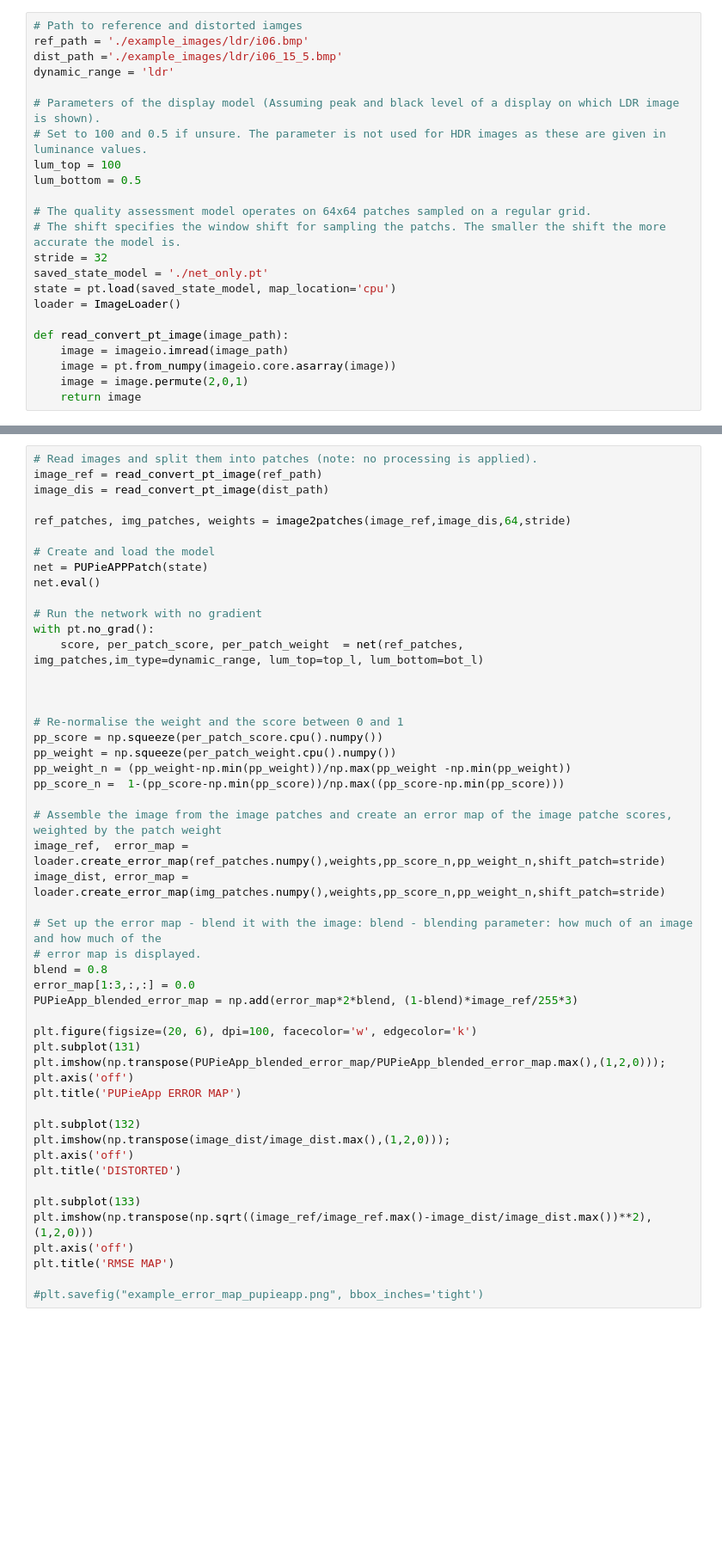
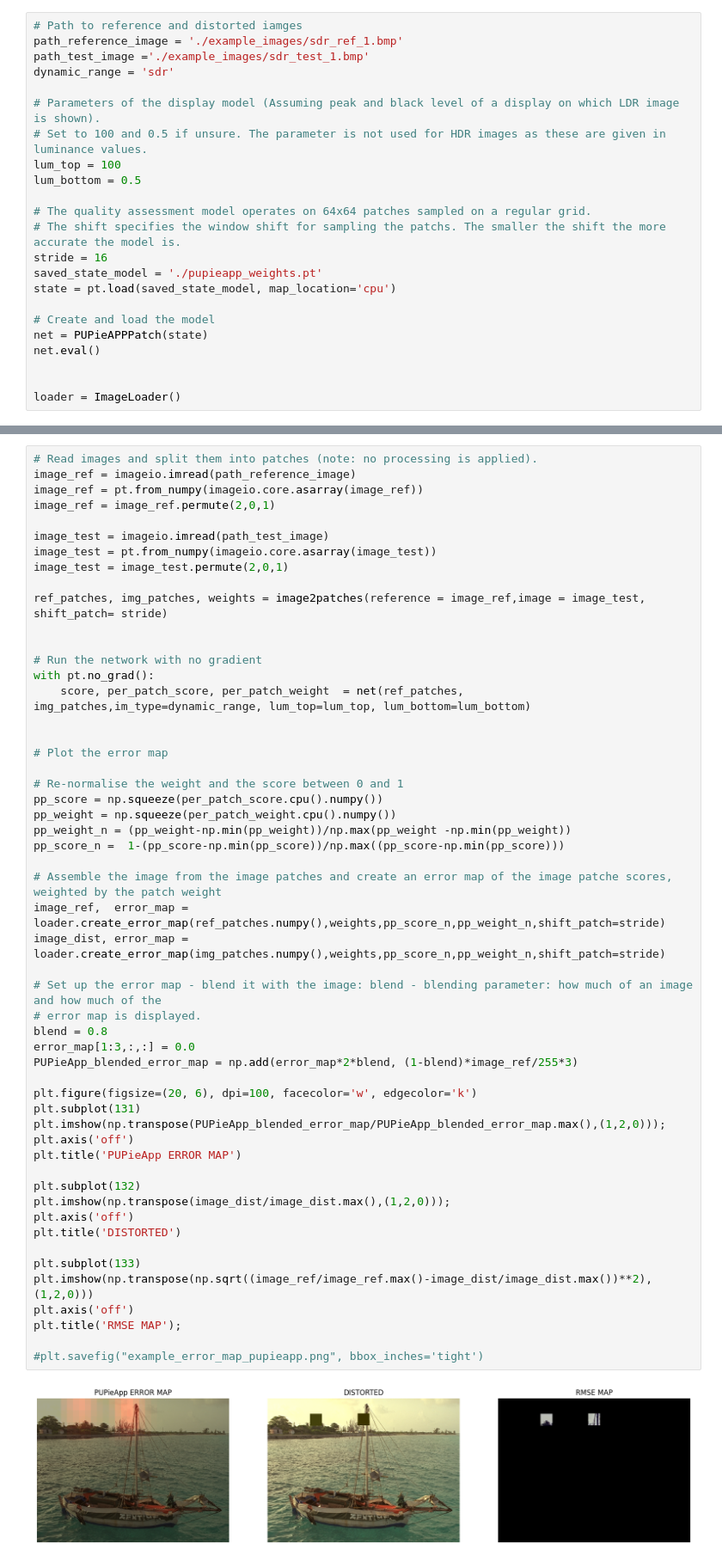
Before and after one commit to gfxdisp/pu_pieapp, a Jupyter notebook: example_errormap.ipynb, the cells around one changed output, grey strips where cells are left out. Shown: that part at 86% size. Drawn from its saved outputs; the diff is of its cells as text; blank space fills up the shorter version.

```diff
--- a/example_errormap.ipynb
+++ b/example_errormap.ipynb
@@ -10,9 +10,9 @@ from loader.dataset import ImageLoader, image2patches
 %matplotlib inline
 # %%
 # Path to reference and distorted iamges
-ref_path = './example_images/ldr/i06.bmp'
-dist_path ='./example_images/ldr/i06_15_5.bmp'
-dynamic_range = 'ldr'
+path_reference_image = './example_images/sdr_ref_1.bmp'
+path_test_image ='./example_images/sdr_test_1.bmp'
+dynamic_range = 'sdr'
 
 # Parameters of the display model (Assuming peak and black level of a display on which LDR image is shown).
 # Set to 100 and 0.5 if unsure. The parameter is not used for HDR images as these are given in luminance values.
@@ -21,13 +21,13 @@ lum_bottom = 0.5
 
 # The quality assessment model operates on 64x64 patches sampled on a regular grid.
 # The shift specifies the window shift for sampling the patchs. The smaller the shift the more accurate the model is.
-stride = 32
-saved_state_model = './net_only.pt'
+stride = 16
+saved_state_model = './pupieapp_weights.pt'
 state = pt.load(saved_state_model, map_location='cpu')
+
+# Create and load the model
+net = PUPieAPPPatch(state)
+net.eval()
+
+
 loader = ImageLoader()
-
-def read_convert_pt_image(image_path):
-    image = imageio.imread(image_path)
-    image = pt.from_numpy(imageio.core.asarray(image))
-    image = image.permute(2,0,1)
-    return image
@@ -40,50 +40,55 @@ The network takes as input image patches, dynamic range and top and bottom lumin
 # %%
 # Read images and split them into patches (note: no processing is applied).
-image_ref = read_convert_pt_image(ref_path)
-image_dis = read_convert_pt_image(dist_path)
+image_ref = imageio.imread(path_reference_image)
+image_ref = pt.from_numpy(imageio.core.asarray(image_ref))
+image_ref = image_ref.permute(2,0,1)
 
-ref_patches, img_patches, weights = image2patches(image_ref,image_dis,64,stride)
+image_test = imageio.imread(path_test_image)
+image_test = pt.from_numpy(imageio.core.asarray(image_test))
+image_test = image_test.permute(2,0,1)
 
-# Create and load the model
-net = PUPieAPPPatch(state)
-net.eval()
+ref_patches, img_patches, weights = image2patches(reference = image_ref,image = image_test, shift_patch= stride)
+
 
 # Run the network with no gradient
 with pt.no_grad():
-    score, per_patch_score, per_patch_weight  = net(ref_patches, img_patches,im_type=dynamic_range, lum_top=top_l, lum_bottom=bot_l)
+    score, per_patch_score, per_patch_weight  = net(ref_patches, img_patches,im_type=dynamic_range, lum_top=lum_top, lum_bottom=lum_bottom)
 
 
+# Plot the error map
 
 # Re-normalise the weight and the score between 0 and 1
 pp_score = np.squeeze(per_patch_score.cpu().numpy())
 pp_weight = np.squeeze(per_patch_weight.cpu().numpy())
 pp_weight_n = (pp_weight-np.min(pp_weight))/np.max(pp_weight -np.min(pp_weight))
 pp_score_n =  1-(pp_score-np.min(pp_score))/np.max((pp_score-np.min(pp_score)))
 
 # Assemble the image from the image patches and create an error map of the image patche scores, weighted by the patch weight
 image_ref,  error_map = loader.create_error_map(ref_patches.numpy(),weights,pp_score_n,pp_weight_n,shift_patch=stride)
 image_dist, error_map = loader.create_error_map(img_patches.numpy(),weights,pp_score_n,pp_weight_n,shift_patch=stride)
 
 # Set up the error map - blend it with the image: blend - blending parameter: how much of an image and how much of the
 # error map is displayed.
 blend = 0.8
 error_map[1:3,:,:] = 0.0
 PUPieApp_blended_error_map = np.add(error_map*2*blend, (1-blend)*image_ref/255*3)
 
 plt.figure(figsize=(20, 6), dpi=100, facecolor='w', edgecolor='k')
 plt.subplot(131)
 plt.imshow(np.transpose(PUPieApp_blended_error_map/PUPieApp_blended_error_map.max(),(1,2,0)));
 plt.axis('off')
 plt.title('PUPieApp ERROR MAP')
 
 plt.subplot(132)
 plt.imshow(np.transpose(image_dist/image_dist.max(),(1,2,0)));
 plt.axis('off')
 plt.title('DISTORTED')
 
 plt.subplot(133)
 plt.imshow(np.transpose(np.sqrt((image_ref/image_ref.max()-image_dist/image_dist.max())**2),(1,2,0)))
 plt.axis('off')
-plt.title('RMSE MAP')
+plt.title('RMSE MAP');
 
 #plt.savefig("example_error_map_pupieapp.png", bbox_inches='tight')
+# %% [output]
+[figure, added]
```
Also changed, not shown: parts of 2 cells of this notebook, 5 other files.
